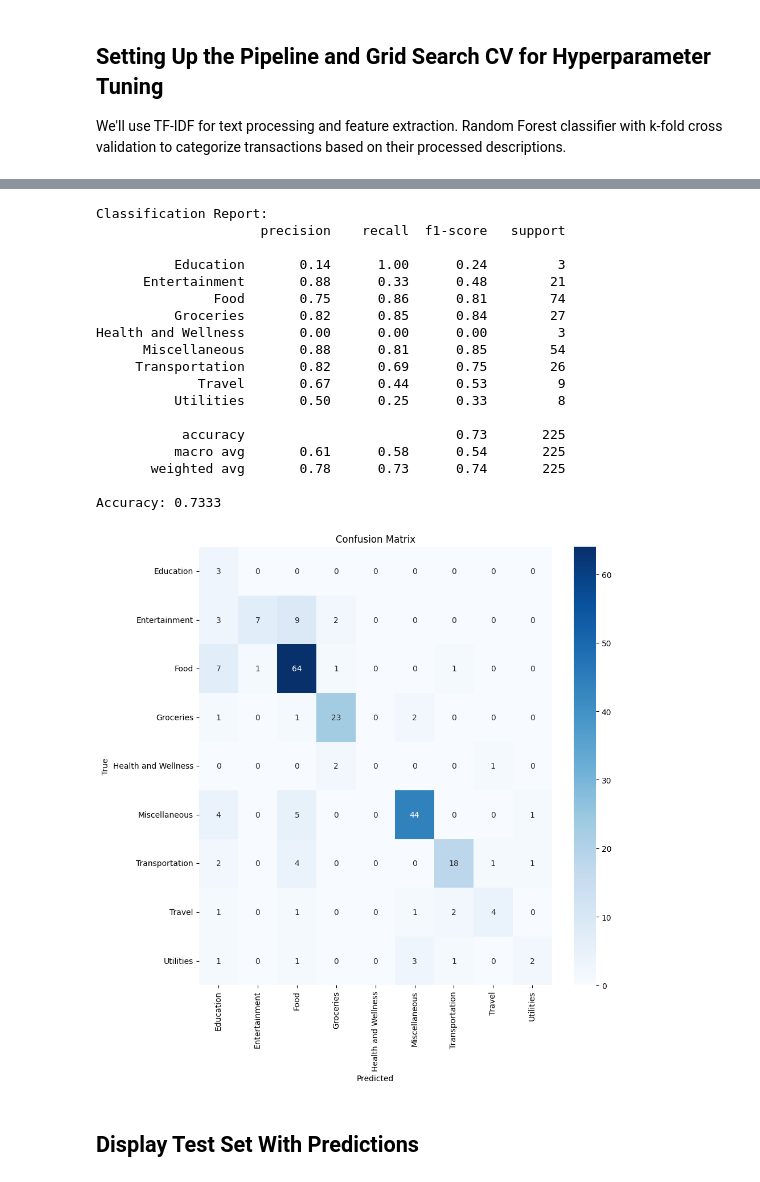
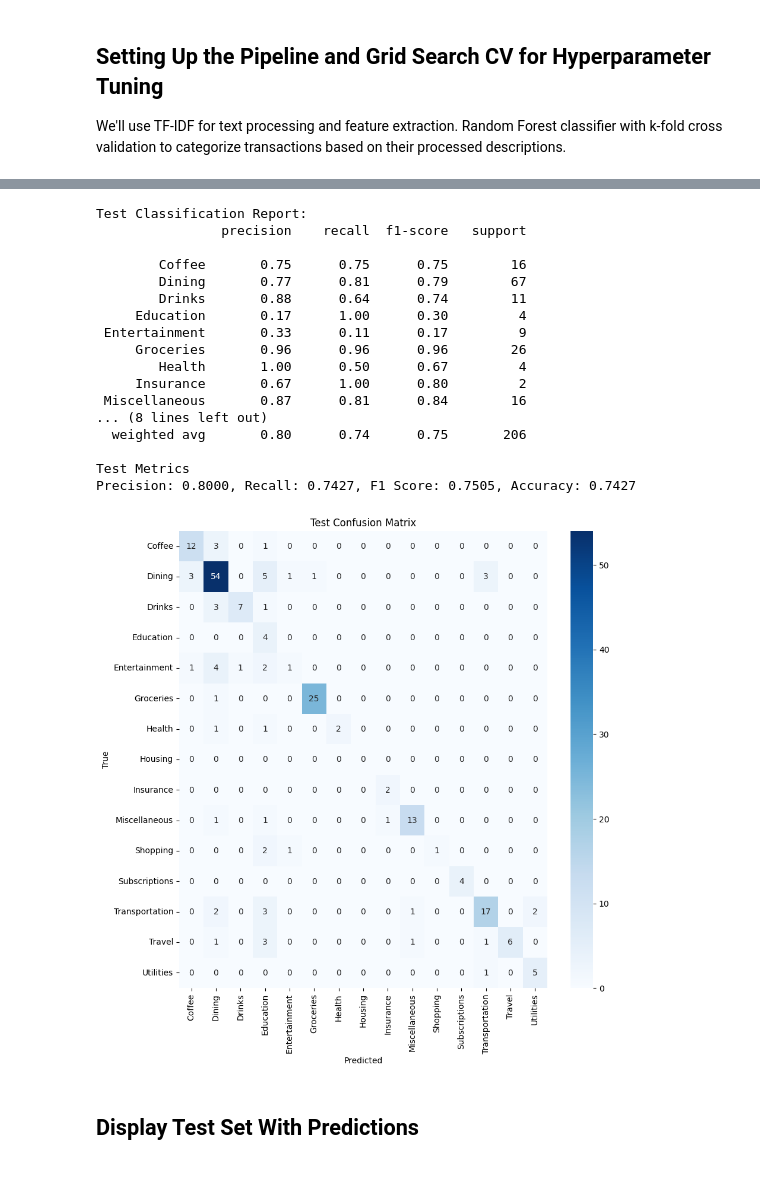
Before and after one commit to mrinoybanerjee/Transaction-Classification, a Jupyter notebook: notebooks/Non Deep Learning Approach.ipynb, the cells around one changed output, grey strips where cells are left out. Drawn from its saved outputs; the diff is of its cells as text; code cells hidden in the pictures.

```diff
--- a/notebooks/Non Deep Learning Approach.ipynb
+++ b/notebooks/Non Deep Learning Approach.ipynb
@@ -9,7 +7,7 @@ import matplotlib.pyplot as plt
 import seaborn as sns
 
 # Load the dataset
-file_path = '/kaggle/input/amex-categorized/Amex Categorized Raw.csv'  # Update this to your actual file path
+file_path = '/kaggle/input/no-negative-transactions/amex_all_categorized_raw.csv'  # Update this to your actual file path
 data = pd.read_csv(file_path)
 
 # Visualizing class distribution
@@ -19,20 +17,6 @@ sns.barplot(x=class_counts.index, y=class_counts.values)
 plt.ylabel('Frequency')
 plt.xlabel('Category')
 plt.xticks(rotation=90)
-plt.title('Class Distribution Before Removal')
+plt.title('Class Distribution')
 plt.show()
-
-# Remove classes with fewer than N observations
-N = 10  # Threshold for removal, adjust based on your dataset
-data = data[data.groupby('Category')['Category'].transform('count') > N]
-
-# Visualize class distribution after removal
-plt.figure(figsize=(12, 6))
-class_counts_after = data['Category'].value_counts()
-sns.barplot(x=class_counts_after.index, y=class_counts_after.values)
-plt.ylabel('Frequency')
-plt.xlabel('Category')
-plt.xticks(rotation=90)
-plt.title('Class Distribution After Removal')
-plt.show()
 # %% [output]
@@ -88,48 +73,44 @@ Best score: 0.7230043451272501
 Evaluate the model's performance using accuracy, precision, recall, f1 score, and the confusion matrix.
 # %%
-from sklearn.metrics import classification_report, confusion_matrix, accuracy_score
-import seaborn as sns
-import matplotlib.pyplot as plt
-import numpy as np
-
-# Generate predictions
-y_pred = grid_search.predict(X_test)
+# Evaluate on the test set
+y_test_pred = grid_search.predict(X_test)
 
 # Detailed classification report
-print("Classification Report:")
-print(classification_report(y_test, y_pred))
+print("Test Classification Report:")
+print(classification_report(y_test, y_test_pred))
 
-# Accuracy
-print(f"Accuracy: {accuracy_score(y_test, y_pred):.4f}")
+# Test Metrics
+test_accuracy = accuracy_score(y_test, y_test_pred)
+test_precision, test_recall, test_f1, _ = precision_recall_fscore_support(y_test, y_test_pred, average='weighted')
+print(f"Test Metrics\nPrecision: {test_precision:.4f}, Recall: {test_recall:.4f}, F1 Score: {test_f1:.4f}, Accuracy: {test_accuracy:.4f}")
 
-# Confusion Matrix
-cm = confusion_matrix(y_test, y_pred, labels=grid_search.classes_)
-plt.figure(figsize=(10,10))
-sns.heatmap(cm, annot=True, fmt="d", cmap="Blues", xticklabels=grid_search.classes_, yticklabels=grid_search.classes_)
+# Confusion Matrix for Test Set
+test_cm = confusion_matrix(y_test, y_test_pred, labels=grid_search.classes_)
+plt.figure(figsize=(10, 10))
+sns.heatmap(test_cm, annot=True, fmt="d", cmap="Blues", xticklabels=grid_search.classes_, yticklabels=grid_search.classes_)
 plt.xlabel('Predicted')
 plt.ylabel('True')
-plt.title('Confusion Matrix')
+plt.title('Test Confusion Matrix')
 plt.show()
 # %% [output]
-Classification Report:
-                     precision    recall  f1-score   support
+Test Classification Report:
+                precision    recall  f1-score   support
 
-          Education       0.14      1.00      0.24         3
-      Entertainment       0.88      0.33      0.48        21
-               Food       0.75      0.86      0.81        74
-          Groceries       0.82      0.85      0.84        27
-Health and Wellness       0.00      0.00      0.00         3
-      Miscellaneous       0.88      0.81      0.85        54
-     Transportation       0.82      0.69      0.75        26
-             Travel       0.67      0.44      0.53         9
-          Utilities       0.50      0.25      0.33         8
+        Coffee       0.75      0.75      0.75        16
+        Dining       0.77      0.81      0.79        67
+        Drinks       0.88      0.64      0.74        11
+     Education       0.17      1.00      0.30         4
+ Entertainment       0.33      0.11      0.17         9
+     Groceries       0.96      0.96      0.96        26
+        Health       1.00      0.50      0.67         4
+     Insurance       0.67      1.00      0.80         2
+ Miscellaneous       0.87      0.81      0.84        16
+... (8 lines left out)
+  weighted avg       0.80      0.74      0.75       206
 
-           accuracy                           0.73       225
-          macro avg       0.61      0.58      0.54       225
-       weighted avg       0.78      0.73      0.74       225
-
-Accuracy: 0.7333
+Test Metrics
+Precision: 0.8000, Recall: 0.7427, F1 Score: 0.7505, Accuracy: 0.7427
-[figure, old version]
+[figure, new version]
 # %% [markdown]
 ## Display Test Set With Predictions
 # %%
```
Also changed, not shown: parts of 6 cells of this notebook, 6 other files.
